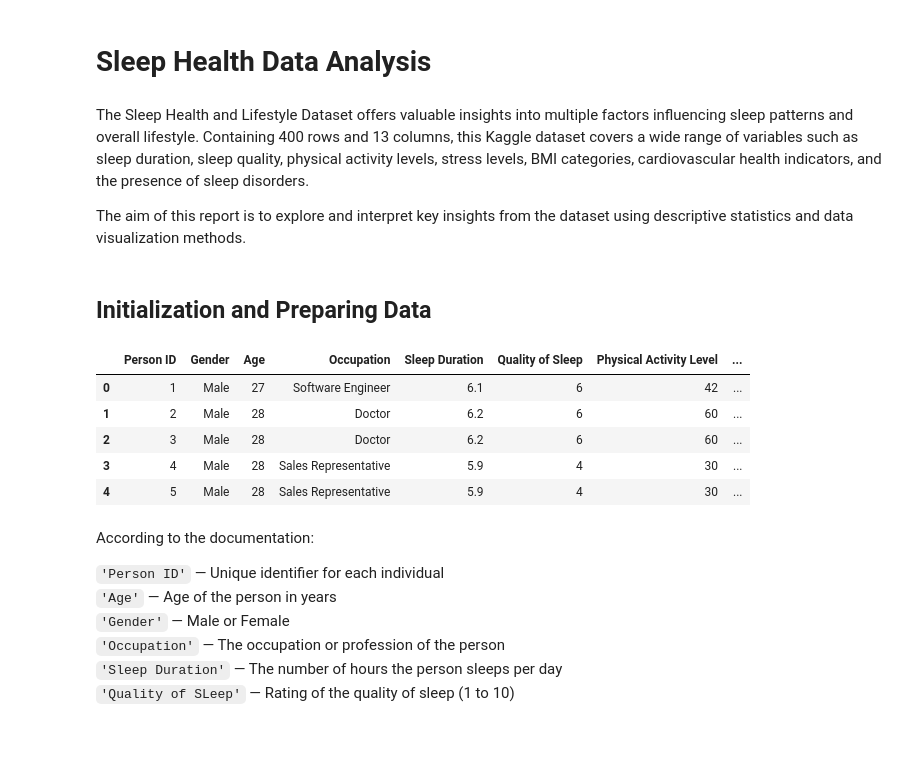
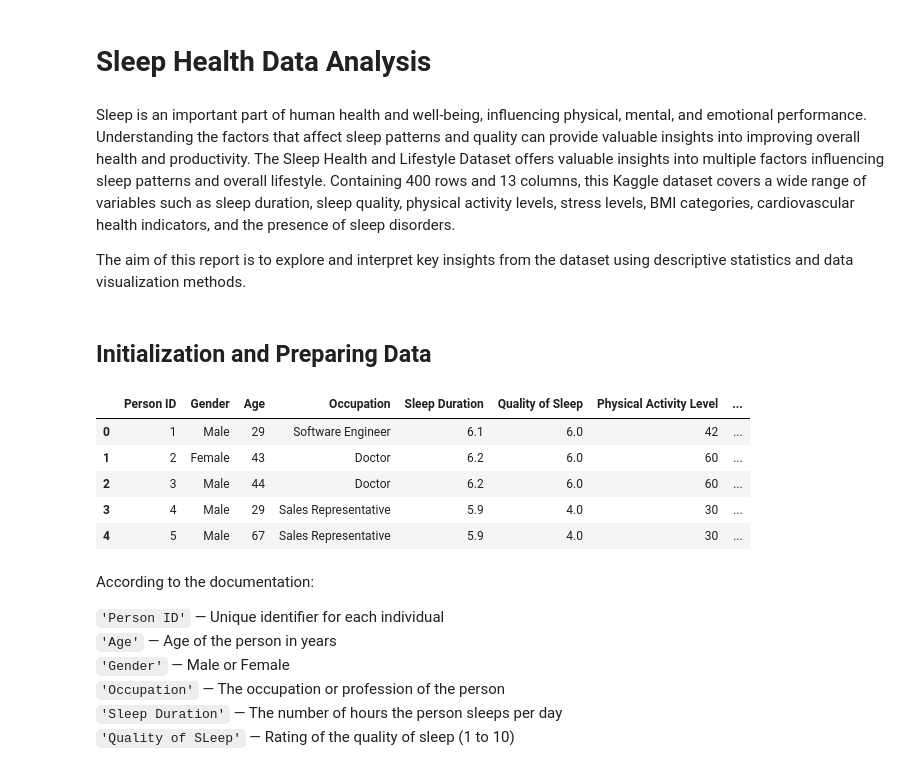
Before and after one commit to ycsara/SleepCycle, a Jupyter notebook: EDA.ipynb, the cells around one changed output. Cells and saved outputs as stored; diff of their text form; code cells hidden in the pictures; blank space fills up the shorter version.

```diff
--- a/EDA.ipynb
+++ b/EDA.ipynb
@@ -1,7 +1,7 @@
 # %% [markdown]
 # Sleep Health Data Analysis
 # %% [markdown]
-The Sleep Health and Lifestyle Dataset offers valuable insights into multiple factors influencing sleep patterns and overall lifestyle. Containing 400 rows and 13 columns, this Kaggle dataset covers a wide range of variables such as sleep duration, sleep quality, physical activity levels, stress levels, BMI categories, cardiovascular health indicators, and the presence of sleep disorders.
+Sleep is an important part of human health and well-being, influencing physical, mental, and emotional performance. Understanding the factors that affect sleep patterns and quality can provide valuable insights into improving overall health and productivity. The Sleep Health and Lifestyle Dataset offers valuable insights into multiple factors influencing sleep patterns and overall lifestyle. Containing 400 rows and 13 columns, this Kaggle dataset covers a wide range of variables such as sleep duration, sleep quality, physical activity levels, stress levels, BMI categories, cardiovascular health indicators, and the presence of sleep disorders.
 
 The aim of this report is to explore and interpret key insights from the dataset using descriptive statistics and data visualization methods.
 # %% [markdown]
@@ -13,14 +13,16 @@ from matplotlib import pyplot as plt
 from scipy import stats as st
 import numpy as np
 # %%
-sh = pd.read_csv('Sleep_health_and_lifestyle_dataset.csv', sep=','); sh.head()
+sh = pd.read_csv('sleep_health_lifestyle.csv', sep=',')
+sh = sh.rename(columns={'Blood Pressure (systolic/diastolic)':'Blood Pressure',
+                        'Heart Rate (bpm)':'Heart Rate'}); sh.head()
 # %% [output]
 |  | Person ID | Gender | Age | Occupation | Sleep Duration | Quality of Sleep | Physical Activity Level | ... |
-| 0 | 1 | Male | 27 | Software Engineer | 6.1 | 6 | 42 | ... |
-| 1 | 2 | Male | 28 | Doctor | 6.2 | 6 | 60 | ... |
-| 2 | 3 | Male | 28 | Doctor | 6.2 | 6 | 60 | ... |
-| 3 | 4 | Male | 28 | Sales Representative | 5.9 | 4 | 30 | ... |
-| 4 | 5 | Male | 28 | Sales Representative | 5.9 | 4 | 30 | ... |
+| 0 | 1 | Male | 29 | Software Engineer | 6.1 | 6.0 | 42 | ... |
+| 1 | 2 | Female | 43 | Doctor | 6.2 | 6.0 | 60 | ... |
+| 2 | 3 | Male | 44 | Doctor | 6.2 | 6.0 | 60 | ... |
+| 3 | 4 | Male | 29 | Sales Representative | 5.9 | 4.0 | 30 | ... |
+| 4 | 5 | Male | 67 | Sales Representative | 5.9 | 4.0 | 30 | ... |
 # %% [markdown]
 According to the documentation:
 
```
Also changed, not shown: parts of 6 cells of this notebook, 2 other files.
